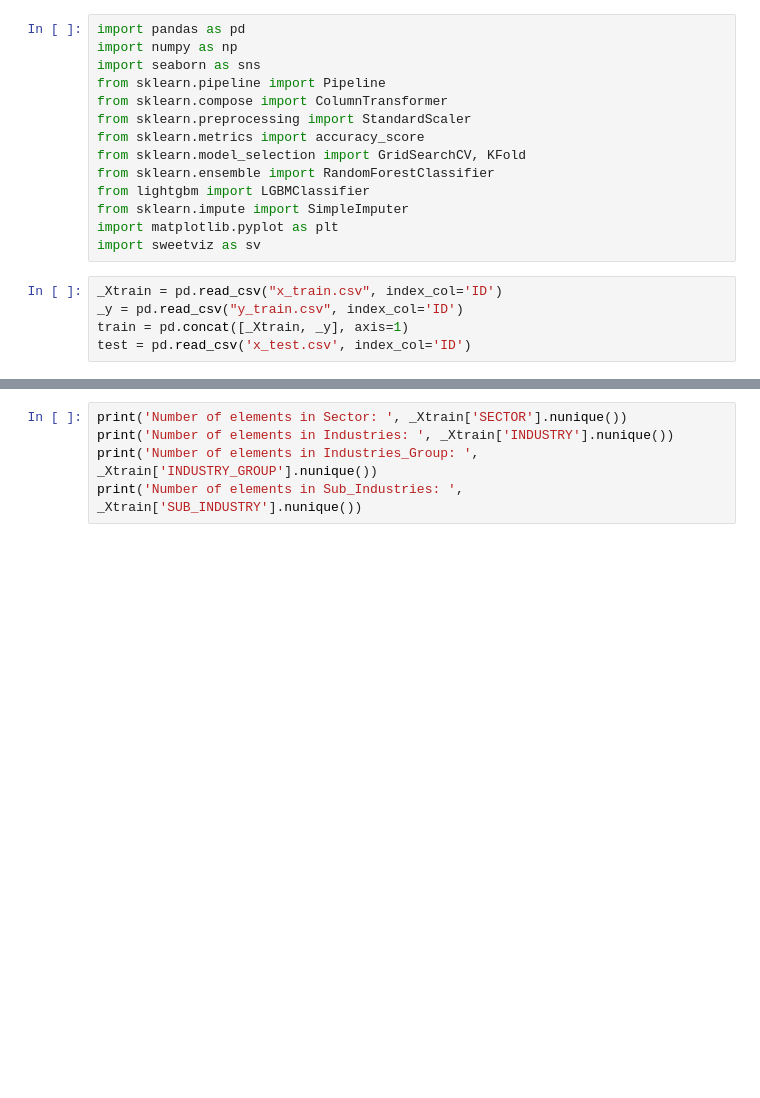
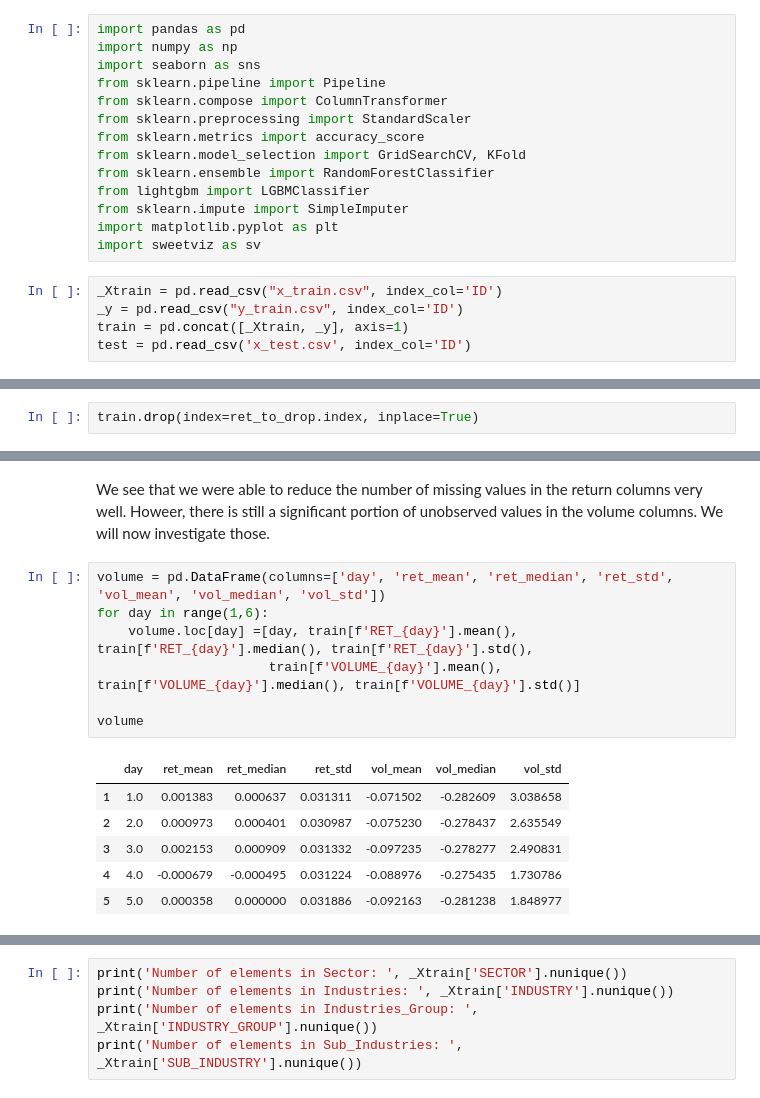
Before and after one commit to lbrilh/QRT-StockReturnPrediction, a Jupyter notebook: QRT.ipynb, the cells around one changed output, grey strips where cells are left out. Saved outputs shown, nothing was run; the diff lists cells and outputs as text; blank space fills up the shorter version.

```diff
--- a/QRT.ipynb
+++ b/QRT.ipynb
@@ -19,0 +119,2 @@ test = pd.read_csv('x_test.csv', index_col='ID')
+# %%
+train.drop(index=ret_to_drop.index, inplace=True)
@@ -19,0 +142,16 @@ test = pd.read_csv('x_test.csv', index_col='ID')
+# %% [markdown]
+We see that we were able to reduce the number of missing values in the return columns very well. Howeer, there is still a significant portion of unobserved values in the volume columns. We will now investigate those.
+# %%
+volume = pd.DataFrame(columns=['day', 'ret_mean', 'ret_median', 'ret_std', 'vol_mean', 'vol_median', 'vol_std'])
+for day in range(1,6):
+    volume.loc[day] =[day, train[f'RET_{day}'].mean(), train[f'RET_{day}'].median(), train[f'RET_{day}'].std(),
+                      train[f'VOLUME_{day}'].mean(), train[f'VOLUME_{day}'].median(), train[f'VOLUME_{day}'].std()]
+
+volume
+# %% [output]
+|  | day | ret_mean | ret_median | ret_std | vol_mean | vol_median | vol_std |
+| 1 | 1.0 | 0.001383 | 0.000637 | 0.031311 | -0.071502 | -0.282609 | 3.038658 |
+| 2 | 2.0 | 0.000973 | 0.000401 | 0.030987 | -0.075230 | -0.278437 | 2.635549 |
+| 3 | 3.0 | 0.002153 | 0.000909 | 0.031332 | -0.097235 | -0.278277 | 2.490831 |
+| 4 | 4.0 | -0.000679 | -0.000495 | 0.031224 | -0.088976 | -0.275435 | 1.730786 |
+| 5 | 5.0 | 0.000358 | 0.000000 | 0.031886 | -0.092163 | -0.281238 | 1.848977 |
```
Also changed, not shown: parts of 17 cells of this notebook.
